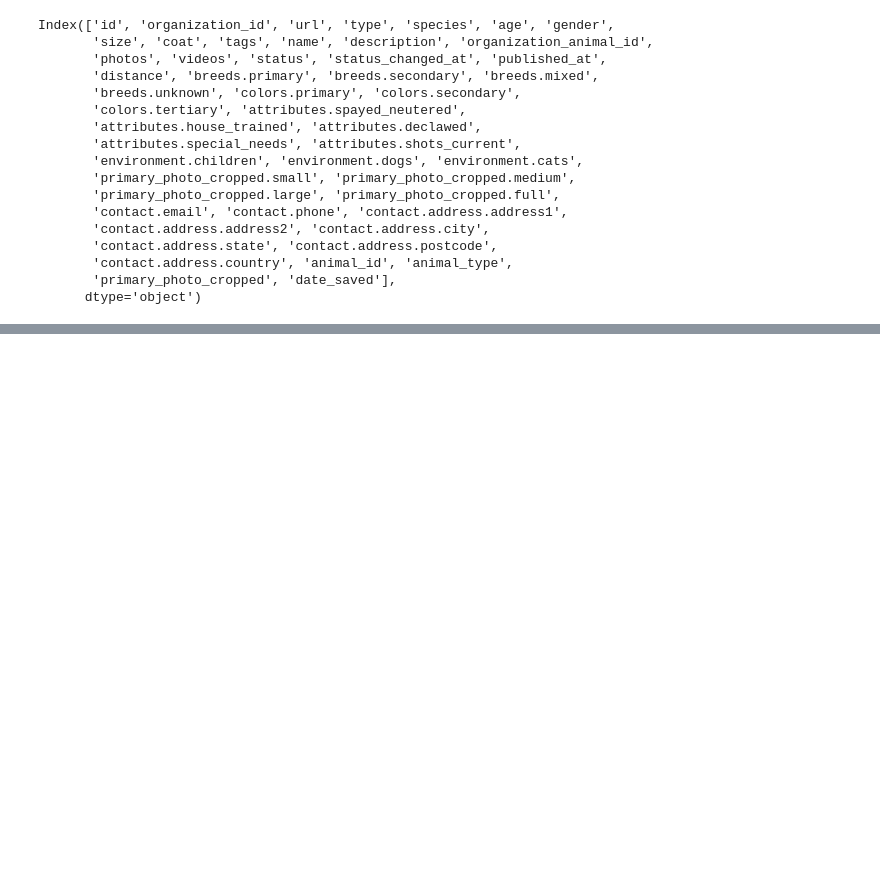
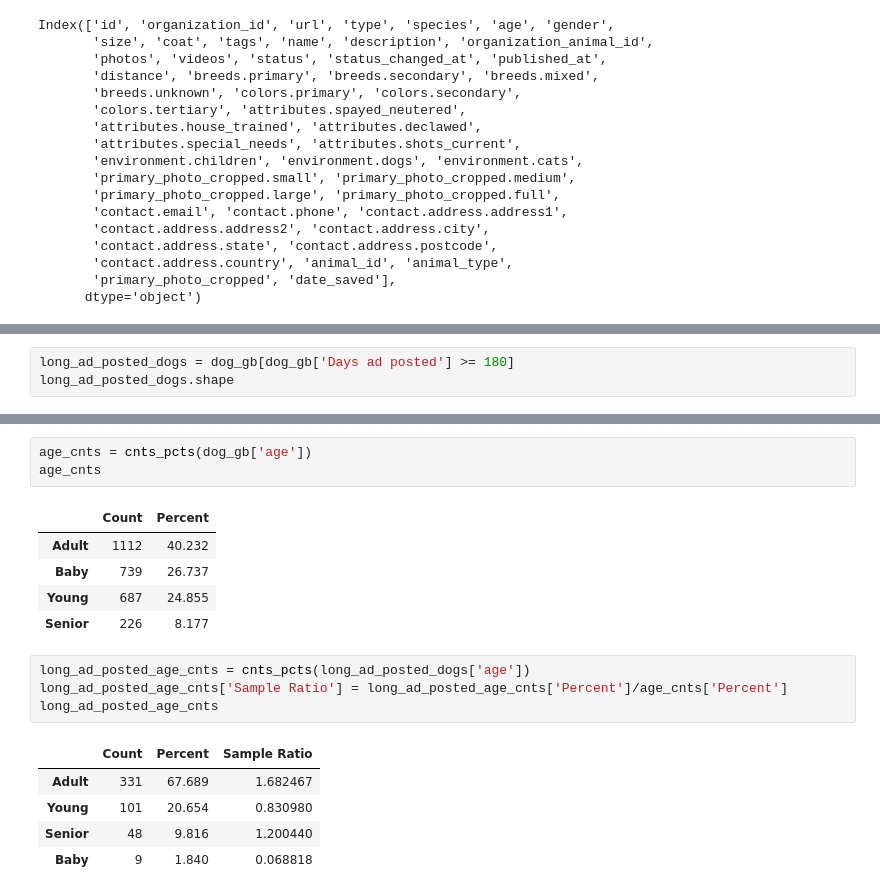
Before and after one commit to malctaylor15/adopting_pets, a Jupyter notebook: S2. Peak at Daily Data.ipynb, the cells around one changed output, grey strips where cells are left out. Drawn from its saved outputs; the diff is of its cells as text; blank space fills up the shorter version.

```diff
--- a/S2. Peak at Daily Data.ipynb
+++ b/S2. Peak at Daily Data.ipynb
@@ -81,0 +269,3 @@ Name: colors.secondary, dtype: int64
+# %%
+long_ad_posted_dogs = dog_gb[dog_gb['Days ad posted'] >= 180]
+long_ad_posted_dogs.shape
@@ -81,0 +282,19 @@ Name: colors.secondary, dtype: int64
+# %%
+age_cnts = cnts_pcts(dog_gb['age'])
+age_cnts
+# %% [output]
+|  | Count | Percent |
+| Adult | 1112 | 40.232 |
+| Baby | 739 | 26.737 |
+| Young | 687 | 24.855 |
+| Senior | 226 | 8.177 |
+# %%
+long_ad_posted_age_cnts = cnts_pcts(long_ad_posted_dogs['age'])
+long_ad_posted_age_cnts['Sample Ratio'] = long_ad_posted_age_cnts['Percent']/age_cnts['Percent']
+long_ad_posted_age_cnts
+# %% [output]
+|  | Count | Percent | Sample Ratio |
+| Adult | 331 | 67.689 | 1.682467 |
+| Young | 101 | 20.654 | 0.830980 |
+| Senior | 48 | 9.816 | 1.200440 |
+| Baby | 9 | 1.840 | 0.068818 |
```
Also changed, not shown: parts of 24 cells of this notebook, 3 other files.
